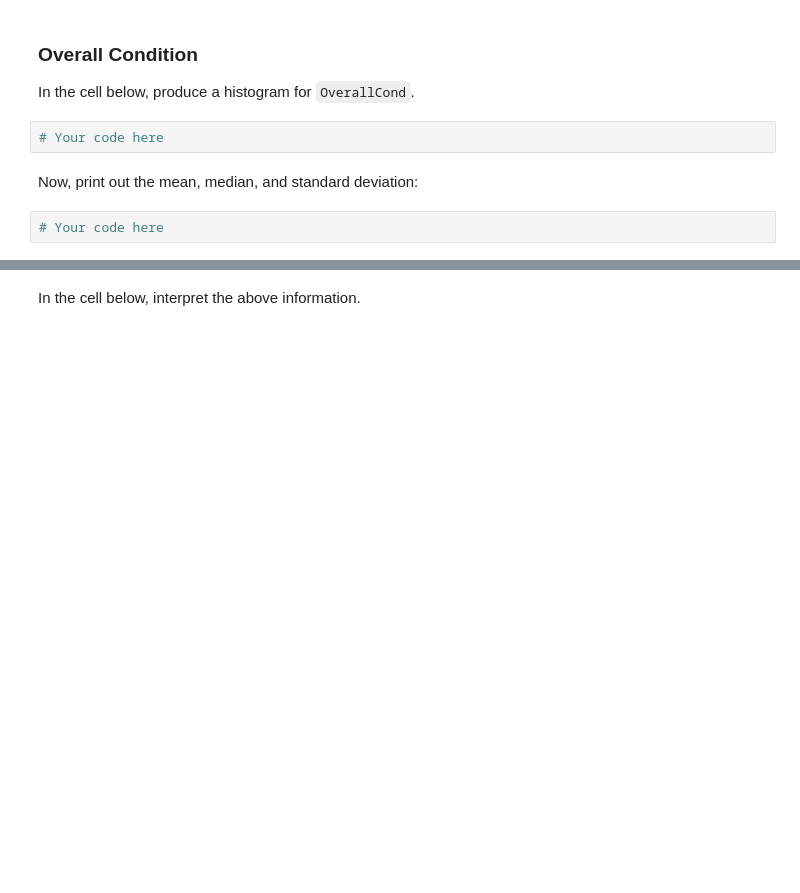
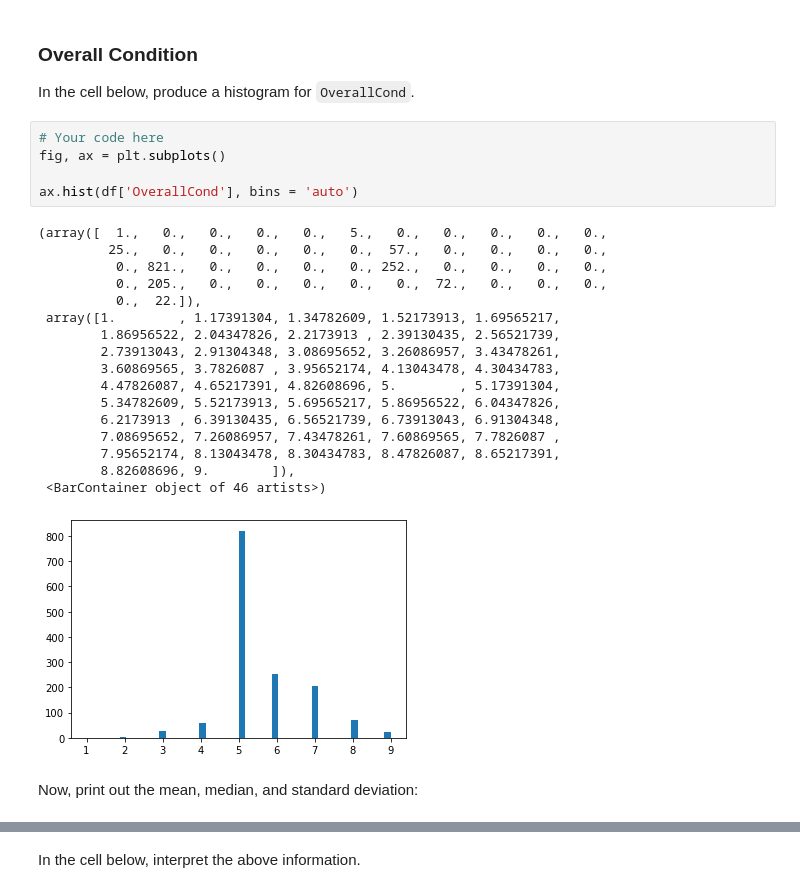
Before and after one commit to Samuel-Kiio/dsc-pandas-eda-lab, a Jupyter notebook: index.ipynb, the cells around one changed output, grey strips where cells are left out. Cells and saved outputs as stored; diff of their text form; blank space fills up the shorter version.

```diff
--- a/index.ipynb
+++ b/index.ipynb
@@ -199,9 +241,28 @@ None
 ### Overall Condition
 
 In the cell below, produce a histogram for `OverallCond`.
-# %%
-# Your code here
+# %%
+# Your code here
+fig, ax = plt.subplots()
+
+ax.hist(df['OverallCond'], bins = 'auto')
+# %% [output]
+(array([  1.,   0.,   0.,   0.,   0.,   5.,   0.,   0.,   0.,   0.,   0.,
+         25.,   0.,   0.,   0.,   0.,   0.,  57.,   0.,   0.,   0.,   0.,
+          0., 821.,   0.,   0.,   0.,   0., 252.,   0.,   0.,   0.,   0.,
+          0., 205.,   0.,   0.,   0.,   0.,   0.,  72.,   0.,   0.,   0.,
+          0.,  22.]),
+ array([1.        , 1.17391304, 1.34782609, 1.52173913, 1.69565217,
+        1.86956522, 2.04347826, 2.2173913 , 2.39130435, 2.56521739,
+        2.73913043, 2.91304348, 3.08695652, 3.26086957, 3.43478261,
+        3.60869565, 3.7826087 , 3.95652174, 4.13043478, 4.30434783,
+        4.47826087, 4.65217391, 4.82608696, 5.        , 5.17391304,
+        5.34782609, 5.52173913, 5.69565217, 5.86956522, 6.04347826,
+        6.2173913 , 6.39130435, 6.56521739, 6.73913043, 6.91304348,
+        7.08695652, 7.26086957, 7.43478261, 7.60869565, 7.7826087 ,
+        7.95652174, 8.13043478, 8.30434783, 8.47826087, 8.65217391,
+        8.82608696, 9.        ]),
+ <BarContainer object of 46 artists>)
+[figure, added]
 # %% [markdown]
 Now, print out the mean, median, and standard deviation:
-# %%
-# Your code here
```
Also changed, not shown: parts of 29 cells of this notebook.
